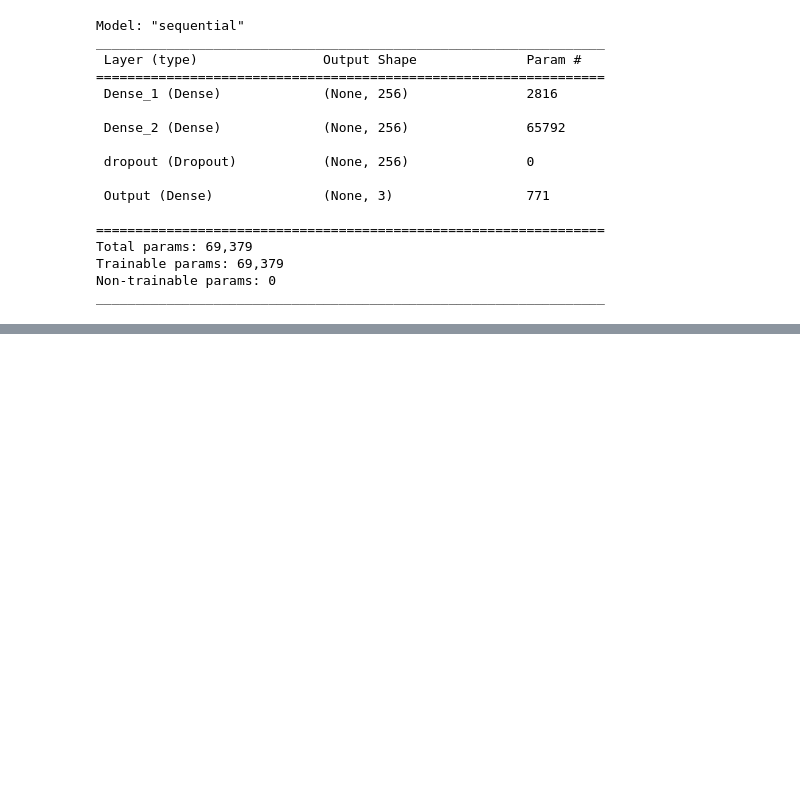
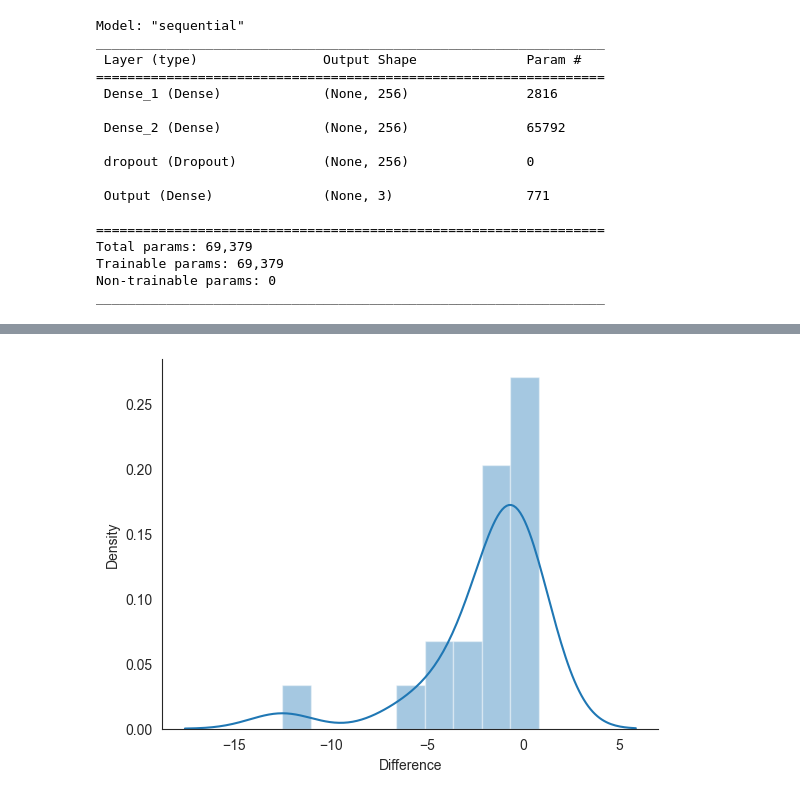
Before and after one commit to hristo-darlyanov/CryptoTradingMLPredictor, a Jupyter notebook: dq-learningPrediction.ipynb, the cells around one changed output, grey strips where cells are left out. Drawn from its saved outputs; the diff is of its cells as text; code cells hidden in the pictures; blank space fills up the shorter version.

Commit message:
Visualization of a short training

```diff
--- a/dq-learningPrediction.ipynb
+++ b/dq-learningPrediction.ipynb
@@ -66,3 +49,8 @@ Using CPU
+# %%
+with tf.device('/gpu:0'):
+    a = tf.constant([1.0, 2.0, 3.0, 4.0, 5.0, 6.0], shape=[2, 3], name='a')
+    b = tf.constant([1.0, 2.0, 3.0, 4.0, 5.0, 6.0], shape=[3, 2], name='b')
+    c = tf.matmul(a, b)
 # %%
 results_path = Path('results', 'trading_bot')
 if not results_path.exists():
@@ -287,7 +274,7 @@ Non-trainable params: 0
 _________________________________________________________________
 # %%
 total_steps = 0
-max_episodes = 1000
+max_episodes = 20
 episode_time, navs, market_navs, diffs, episode_eps = [], [], [], [], []
 # %%
 def track_results(episode, nav_ma_100, nav_ma_10,
@@ -363,0 +349,8 @@ KeyboardInterrupt:
+# %%
+results = pd.DataFrame({'Episode': list(range(1, episode+1)),
+                        'Agent': navs,
+                        'Market': market_navs,
+                        'Difference': diffs}).set_index('Episode')
+
+results['Strategy Wins (%)'] = (results.Difference > 0).rolling(100).sum()
+results.info()
@@ -363,0 +369,6 @@ KeyboardInterrupt:
+# %%
+with sns.axes_style('white'):
+    sns.distplot(results.Difference)
+    sns.despine()
+# %% [output]
+[figure, added]
```
Also changed, not shown: parts of 7 cells of this notebook.
